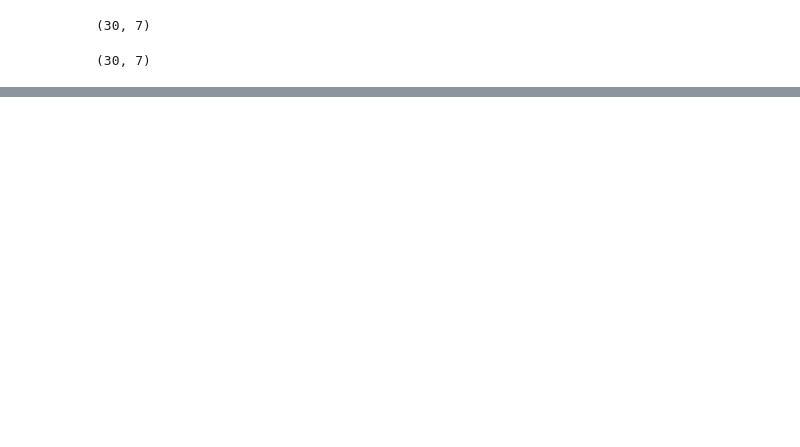
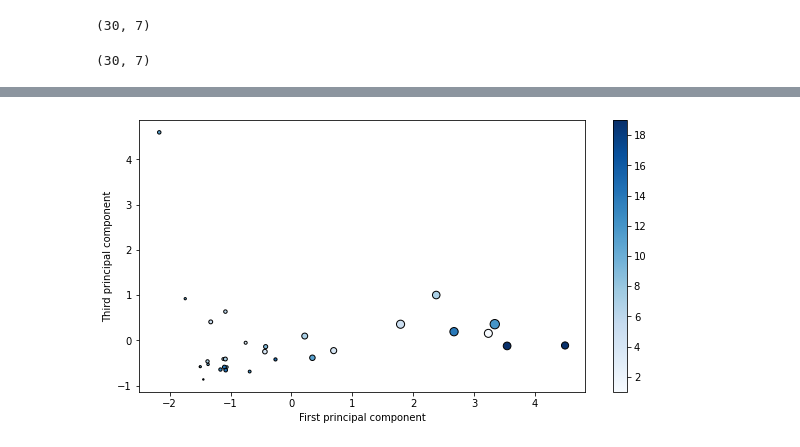
Before and after one commit to mathiam99/Covid19-april-2020-sn, a Jupyter notebook: coronavirus-apris-2020-sn.ipynb, the cells around one changed output, grey strips where cells are left out. Saved outputs shown, nothing was run; the diff lists cells and outputs as text; code cells hidden in the pictures; blank space fills up the shorter version.

```diff
--- a/coronavirus-apris-2020-sn.ipynb
+++ b/coronavirus-apris-2020-sn.ipynb
@@ -245,2 +247,12 @@ plt.show()
+# %%
+fig = plt.figure()
+plt.scatter(xpca[:,0],xpca[:,2], c= covidsn["healed"], s= covidsn["positive_test"], cmap='Blues', edgecolors='k')
+plt.xlabel("First principal component")
+plt.ylabel("Third principal component")
+plt.colorbar()
+fig.set_size_inches(10,5)
+plt.show()
+# %% [output]
+[figure, added]
 # %%
 fig = plt.figure()
```
Also changed, not shown: parts of 14 cells of this notebook.
